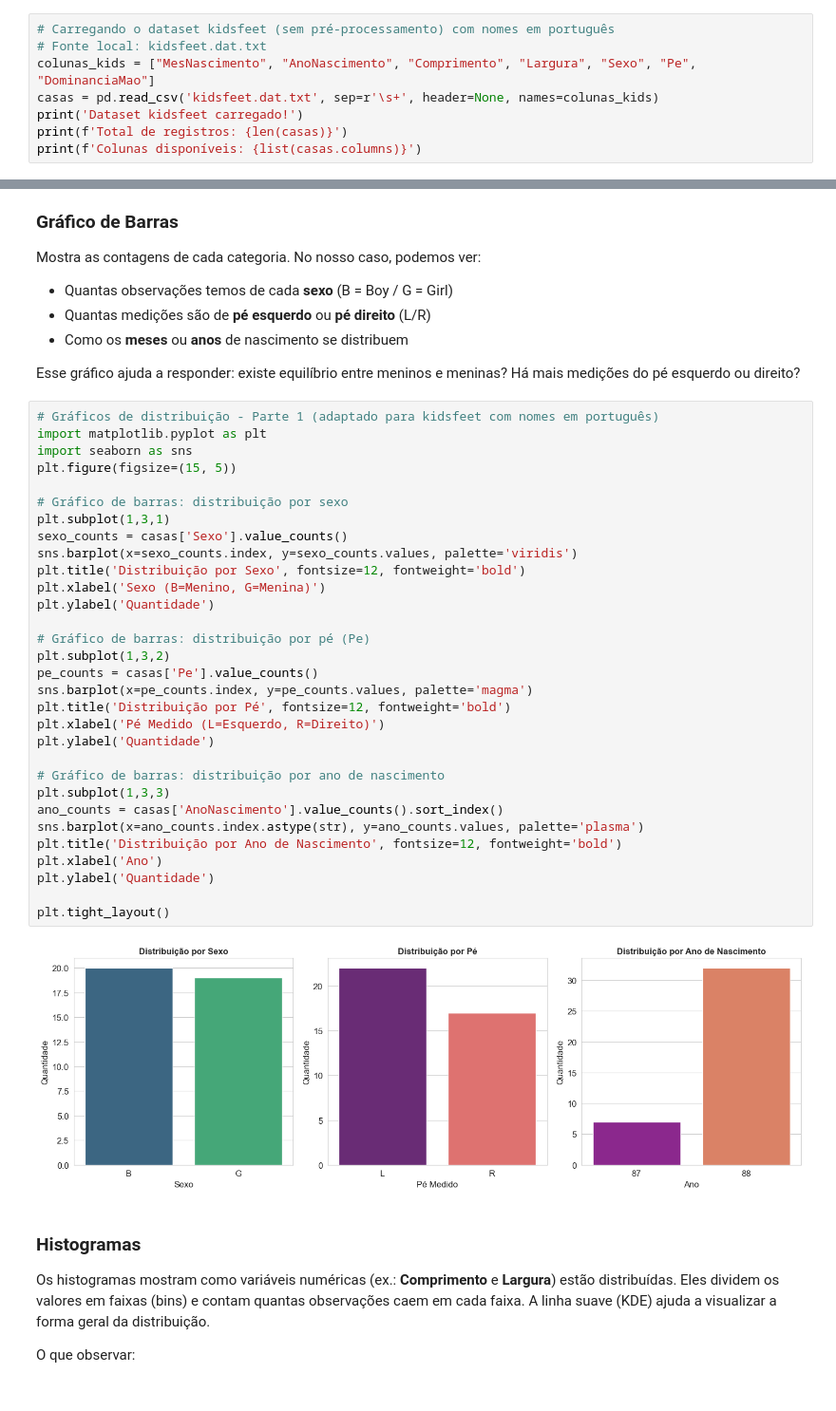
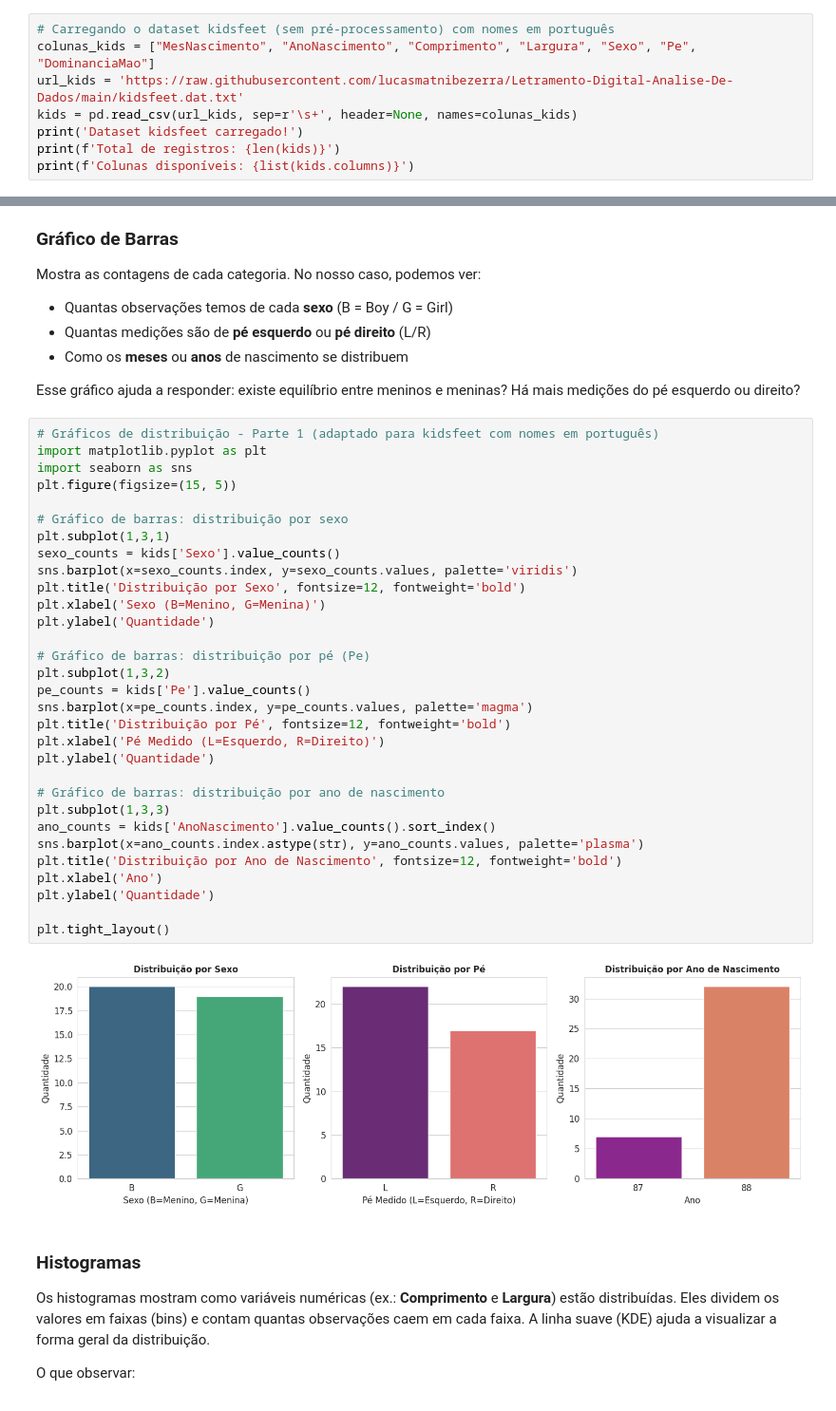
Before and after one commit to lucasmatnibezerra/Letramento-Digital-Analise-De-Dados, a Jupyter notebook: Análise_de_dados.ipynb, the cells around one changed output, grey strips where cells are left out. Shown: that part at 95% size. Drawn from its saved outputs; the diff is of its cells as text.

```diff
--- a/Análise_de_dados.ipynb
+++ b/Análise_de_dados.ipynb
@@ -96,12 +96,12 @@ Configurações de visualização definidas!
 Agora vamos carregar os datasets que usaremos durante nossa análise.
 # %%
 # Carregando o dataset kidsfeet (sem pré-processamento) com nomes em português
-# Fonte local: kidsfeet.dat.txt
 colunas_kids = ["MesNascimento", "AnoNascimento", "Comprimento", "Largura", "Sexo", "Pe", "DominanciaMao"]
-casas = pd.read_csv('kidsfeet.dat.txt', sep=r'\s+', header=None, names=colunas_kids)
+url_kids = 'https://raw.githubusercontent.com/lucasmatnibezerra/Letramento-Digital-Analise-De-Dados/main/kidsfeet.dat.txt'
+kids = pd.read_csv(url_kids, sep=r'\s+', header=None, names=colunas_kids)
 print('Dataset kidsfeet carregado!')
-print(f'Total de registros: {len(casas)}')
-print(f'Colunas disponíveis: {list(casas.columns)}')
+print(f'Total de registros: {len(kids)}')
+print(f'Colunas disponíveis: {list(kids.columns)}')
 # %% [output]
 Dataset kidsfeet carregado!
 Total de registros: 39
@@ -176,36 +176,36 @@ Esse gráfico ajuda a responder: existe equilíbrio entre meninos e meninas? Há
 # %%
 # Gráficos de distribuição - Parte 1 (adaptado para kidsfeet com nomes em português)
 import matplotlib.pyplot as plt
 import seaborn as sns
 plt.figure(figsize=(15, 5))
 
 # Gráfico de barras: distribuição por sexo
 plt.subplot(1,3,1)
-sexo_counts = casas['Sexo'].value_counts()
+sexo_counts = kids['Sexo'].value_counts()
 sns.barplot(x=sexo_counts.index, y=sexo_counts.values, palette='viridis')
 plt.title('Distribuição por Sexo', fontsize=12, fontweight='bold')
 plt.xlabel('Sexo (B=Menino, G=Menina)')
 plt.ylabel('Quantidade')
 
 # Gráfico de barras: distribuição por pé (Pe)
 plt.subplot(1,3,2)
-pe_counts = casas['Pe'].value_counts()
+pe_counts = kids['Pe'].value_counts()
 sns.barplot(x=pe_counts.index, y=pe_counts.values, palette='magma')
 plt.title('Distribuição por Pé', fontsize=12, fontweight='bold')
 plt.xlabel('Pé Medido (L=Esquerdo, R=Direito)')
 plt.ylabel('Quantidade')
 
 # Gráfico de barras: distribuição por ano de nascimento
 plt.subplot(1,3,3)
-ano_counts = casas['AnoNascimento'].value_counts().sort_index()
+ano_counts = kids['AnoNascimento'].value_counts().sort_index()
 sns.barplot(x=ano_counts.index.astype(str), y=ano_counts.values, palette='plasma')
 plt.title('Distribuição por Ano de Nascimento', fontsize=12, fontweight='bold')
 plt.xlabel('Ano')
 plt.ylabel('Quantidade')
 
 plt.tight_layout()
 # %% [output]
-[figure, old version]
+[figure, new version]
 # %% [markdown]
 ### **Histogramas**
 
```
Also changed, not shown: parts of 21 cells of this notebook.
